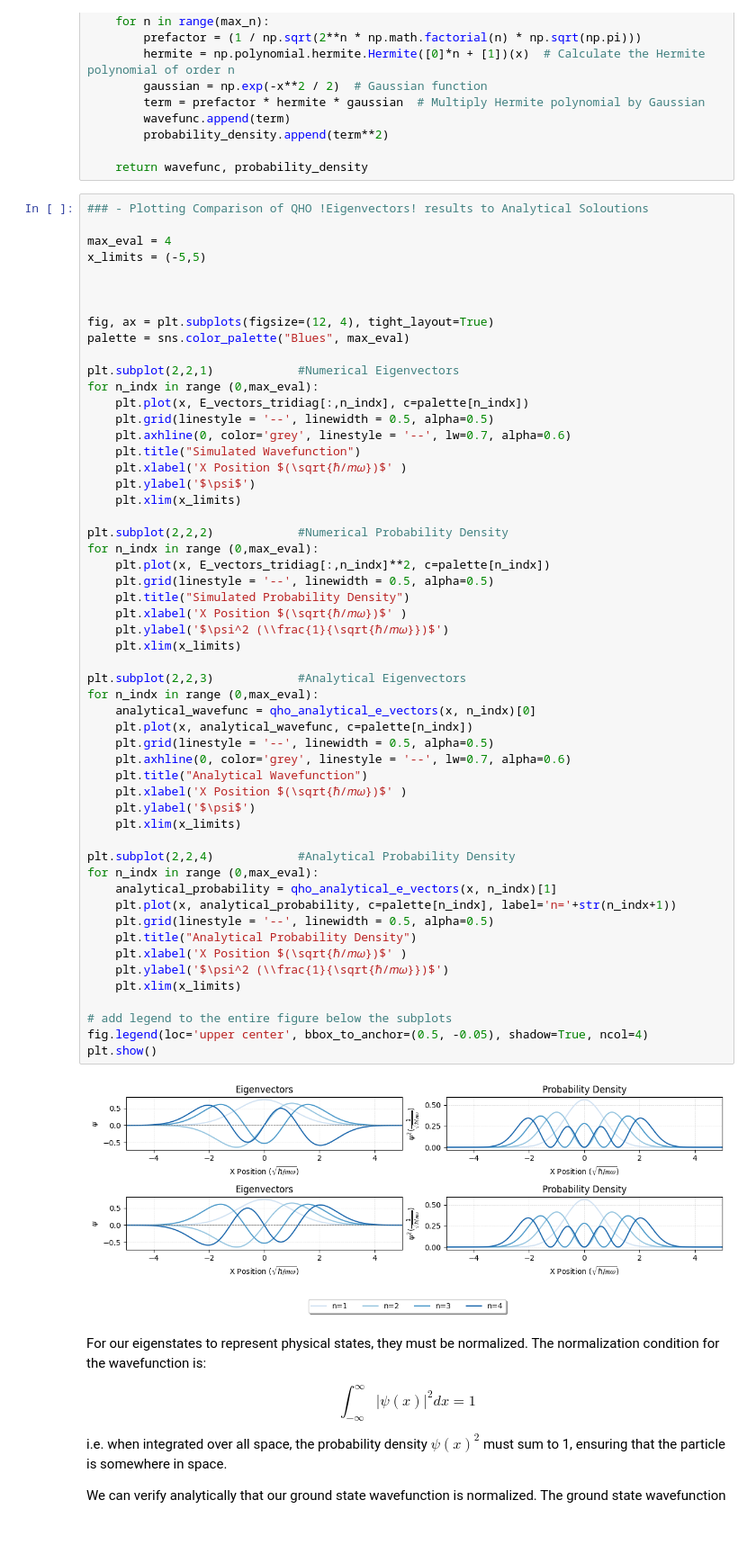
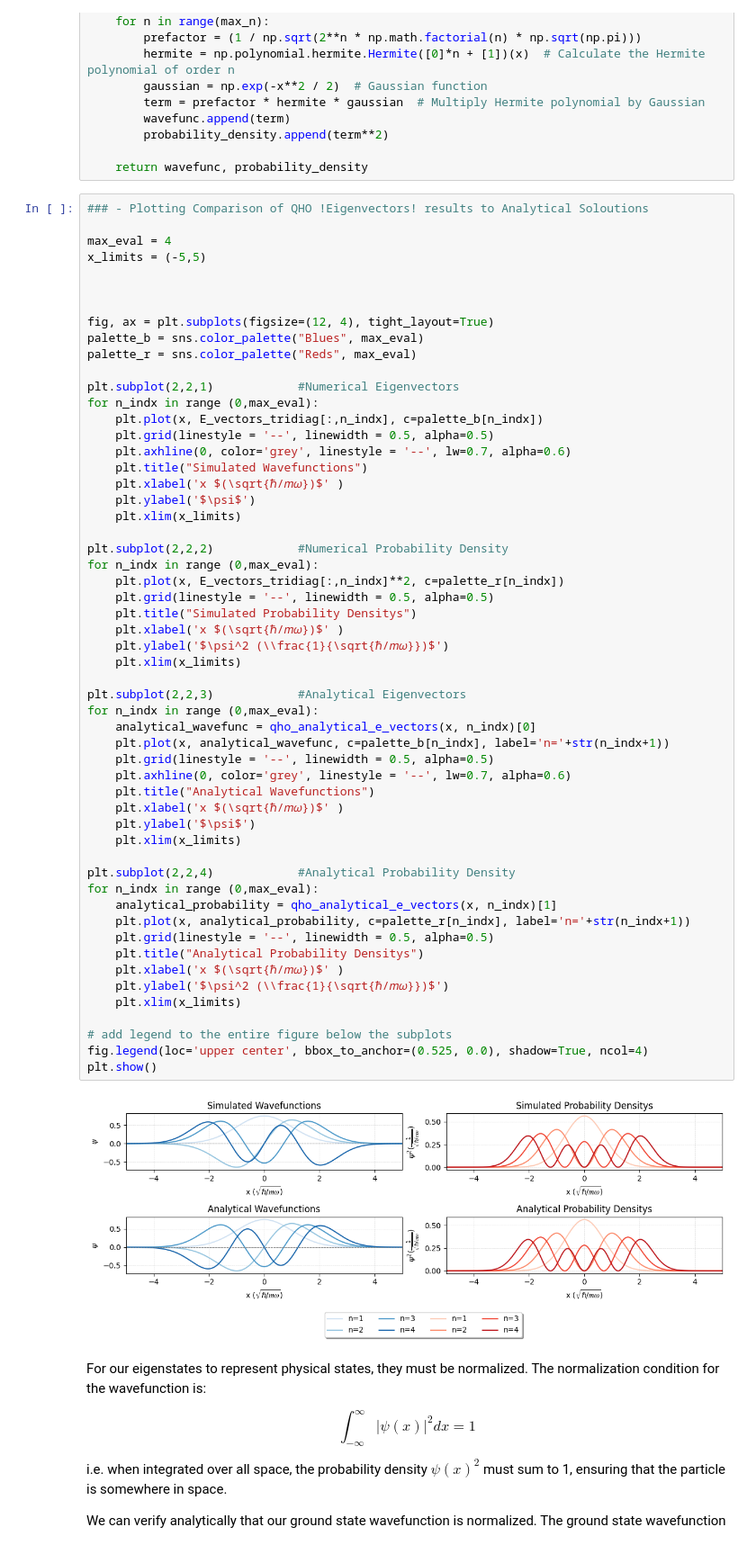
Before and after one commit to Adillwma/QuantumHarmonics, a Jupyter notebook: development.ipynb, the cells around one changed output. Shown at 90% size. Drawn from its saved outputs; the diff is of its cells as text.

```diff
--- a/development.ipynb
+++ b/development.ipynb
@@ -345,53 +345,54 @@ x_limits = (-5,5)
 
 
 fig, ax = plt.subplots(figsize=(12, 4), tight_layout=True)
-palette = sns.color_palette("Blues", max_eval)
+palette_b = sns.color_palette("Blues", max_eval)
+palette_r = sns.color_palette("Reds", max_eval)
 
 plt.subplot(2,2,1)            #Numerical Eigenvectors
 for n_indx in range (0,max_eval):
-    plt.plot(x, E_vectors_tridiag[:,n_indx], c=palette[n_indx])
+    plt.plot(x, E_vectors_tridiag[:,n_indx], c=palette_b[n_indx])
     plt.grid(linestyle = '--', linewidth = 0.5, alpha=0.5)
     plt.axhline(0, color='grey', linestyle = '--', lw=0.7, alpha=0.6)
-    plt.title("Simulated Wavefunction")
-    plt.xlabel('X Position $(\sqrt{ℏ/𝑚𝜔})$' )
+    plt.title("Simulated Wavefunctions")
+    plt.xlabel('x $(\sqrt{ℏ/𝑚𝜔})$' )
     plt.ylabel('$\psi$')
     plt.xlim(x_limits)
 
 plt.subplot(2,2,2)            #Numerical Probability Density
 for n_indx in range (0,max_eval):
-    plt.plot(x, E_vectors_tridiag[:,n_indx]**2, c=palette[n_indx])
+    plt.plot(x, E_vectors_tridiag[:,n_indx]**2, c=palette_r[n_indx])
     plt.grid(linestyle = '--', linewidth = 0.5, alpha=0.5)
-    plt.title("Simulated Probability Density")
-    plt.xlabel('X Position $(\sqrt{ℏ/𝑚𝜔})$' )
+    plt.title("Simulated Probability Densitys")
+    plt.xlabel('x $(\sqrt{ℏ/𝑚𝜔})$' )
     plt.ylabel('$\psi^2 (\\frac{1}{\sqrt{ℏ/𝑚𝜔}})$')
     plt.xlim(x_limits)
 
 plt.subplot(2,2,3)            #Analytical Eigenvectors
 for n_indx in range (0,max_eval):
     analytical_wavefunc = qho_analytical_e_vectors(x, n_indx)[0]
-    plt.plot(x, analytical_wavefunc, c=palette[n_indx])
+    plt.plot(x, analytical_wavefunc, c=palette_b[n_indx], label='n='+str(n_indx+1))
     plt.grid(linestyle = '--', linewidth = 0.5, alpha=0.5)
     plt.axhline(0, color='grey', linestyle = '--', lw=0.7, alpha=0.6)
-    plt.title("Analytical Wavefunction")
-    plt.xlabel('X Position $(\sqrt{ℏ/𝑚𝜔})$' )
+    plt.title("Analytical Wavefunctions")
+    plt.xlabel('x $(\sqrt{ℏ/𝑚𝜔})$' )
     plt.ylabel('$\psi$')
     plt.xlim(x_limits)
 
 plt.subplot(2,2,4)            #Analytical Probability Density
 for n_indx in range (0,max_eval):
     analytical_probability = qho_analytical_e_vectors(x, n_indx)[1]
-    plt.plot(x, analytical_probability, c=palette[n_indx], label='n='+str(n_indx+1))
+    plt.plot(x, analytical_probability, c=palette_r[n_indx], label='n='+str(n_indx+1))
     plt.grid(linestyle = '--', linewidth = 0.5, alpha=0.5)
-    plt.title("Analytical Probability Density")
-    plt.xlabel('X Position $(\sqrt{ℏ/𝑚𝜔})$' )
+    plt.title("Analytical Probability Densitys")
+    plt.xlabel('x $(\sqrt{ℏ/𝑚𝜔})$' )
     plt.ylabel('$\psi^2 (\\frac{1}{\sqrt{ℏ/𝑚𝜔}})$')
     plt.xlim(x_limits)
 
 # add legend to the entire figure below the subplots
-fig.legend(loc='upper center', bbox_to_anchor=(0.5, -0.05), shadow=True, ncol=4)
+fig.legend(loc='upper center', bbox_to_anchor=(0.525, 0.0), shadow=True, ncol=4)
 plt.show()
 # %% [output]
-[figure, old version]
+[figure, new version]
 # %% [markdown]
 For our eigenstates to represent physical states, they must be normalized. The normalization condition for the wavefunction is:
 
```
Also changed, not shown: 2 other files.
